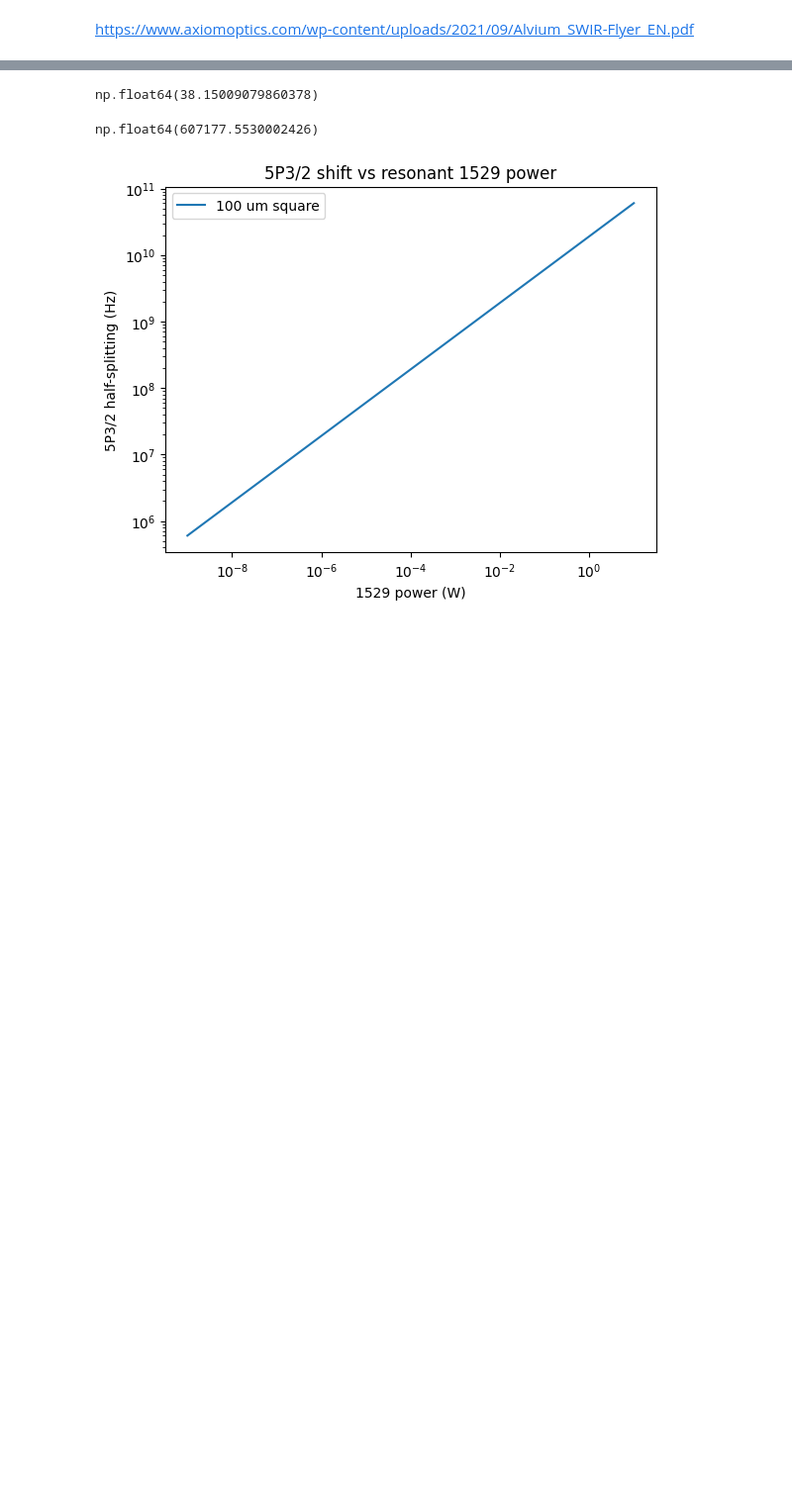
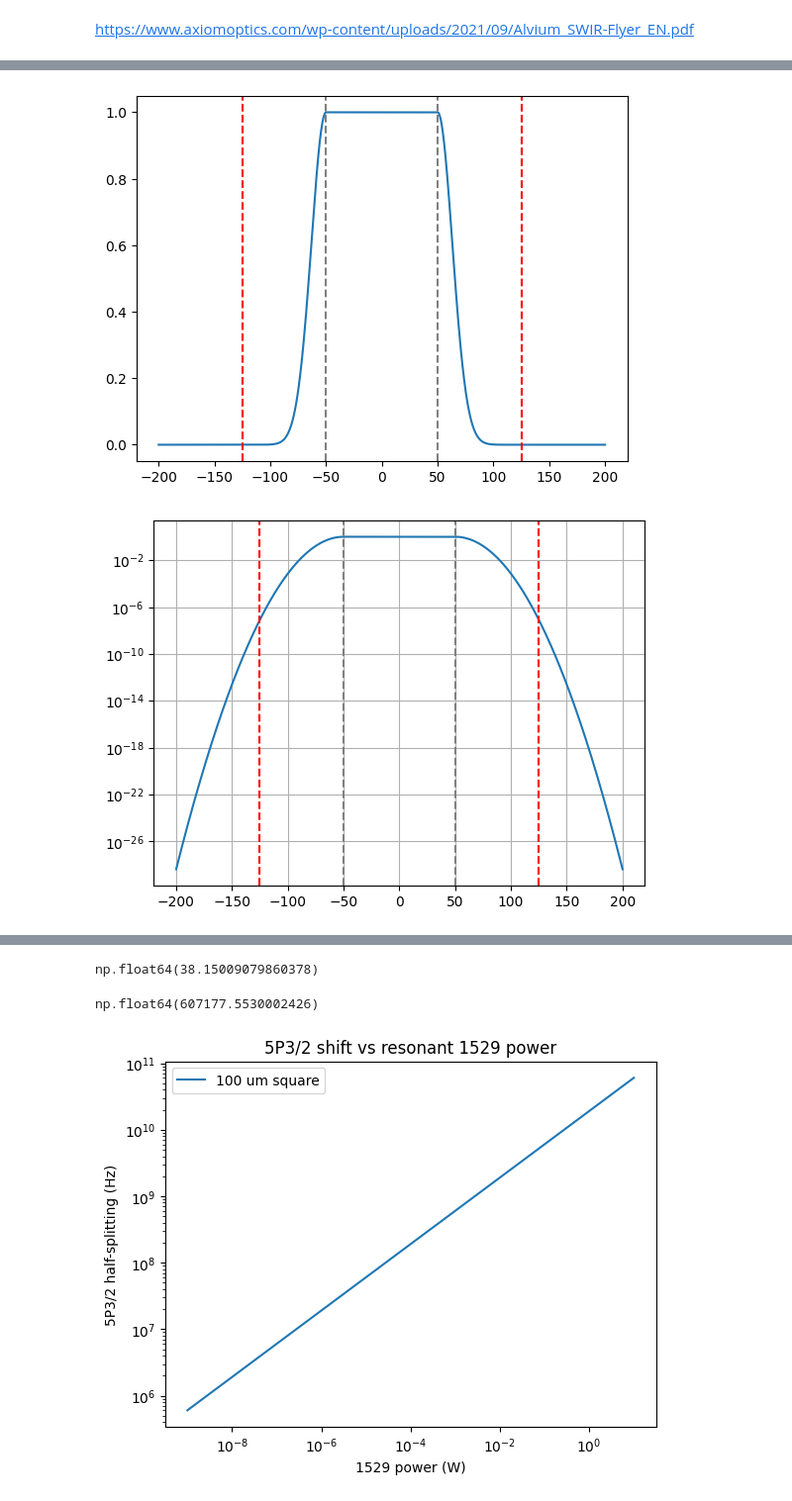
Before and after one commit to prestonhuft/amo-calcs, a Jupyter notebook: hiding_module.ipynb, the cells around one changed output, grey strips where cells are left out. Shown at 99% size. Cells and saved outputs as stored; diff of their text form; code cells hidden in the pictures; blank space fills up the shorter version.

```diff
--- a/hiding_module.ipynb
+++ b/hiding_module.ipynb
@@ -7,0 +43,28 @@ from matplotlib import pyplot as plt
+# %%
+# ideal tophat input, i.e. the tophat shape we want which falls off at a certain rate, not an "ideal tophat"
+# contrived piecewise function
+
+xd = 75*um
+w0 = 0.35*xd
+
+x = np.linspace(-200*um, 200*um, 2**10)
+int_x = np.piecewise(x, [x < -50*um, x >= -50*um, x >= 50*um], [lambda x: np.exp(-2*(x+50*um)**2/(w0)**2), lambda x: 1, lambda x: np.exp(-2*(x-50*um)**2/(w0)**2)])
+
+plt.plot(x/um, int_x)
+plt.axvline(-50, ls='--', c='gray')
+plt.axvline(50, ls='--', c='gray')
+plt.axvline(-50-75, ls='--', c='red')
+plt.axvline(50+75, ls='--', c='red')
+plt.show()
+
+plt.plot(x/um, int_x)
+plt.axvline(-50, ls='--', c='gray')
+plt.axvline(50, ls='--', c='gray')
+plt.axvline(-50-75, ls='--', c='red')
+plt.axvline(50+75, ls='--', c='red')
+plt.yscale('log')
+plt.grid()
+plt.show()
+# %% [output]
+[figure, added]
+[figure, added]
```
Also changed, not shown: parts of 10 cells of this notebook.
